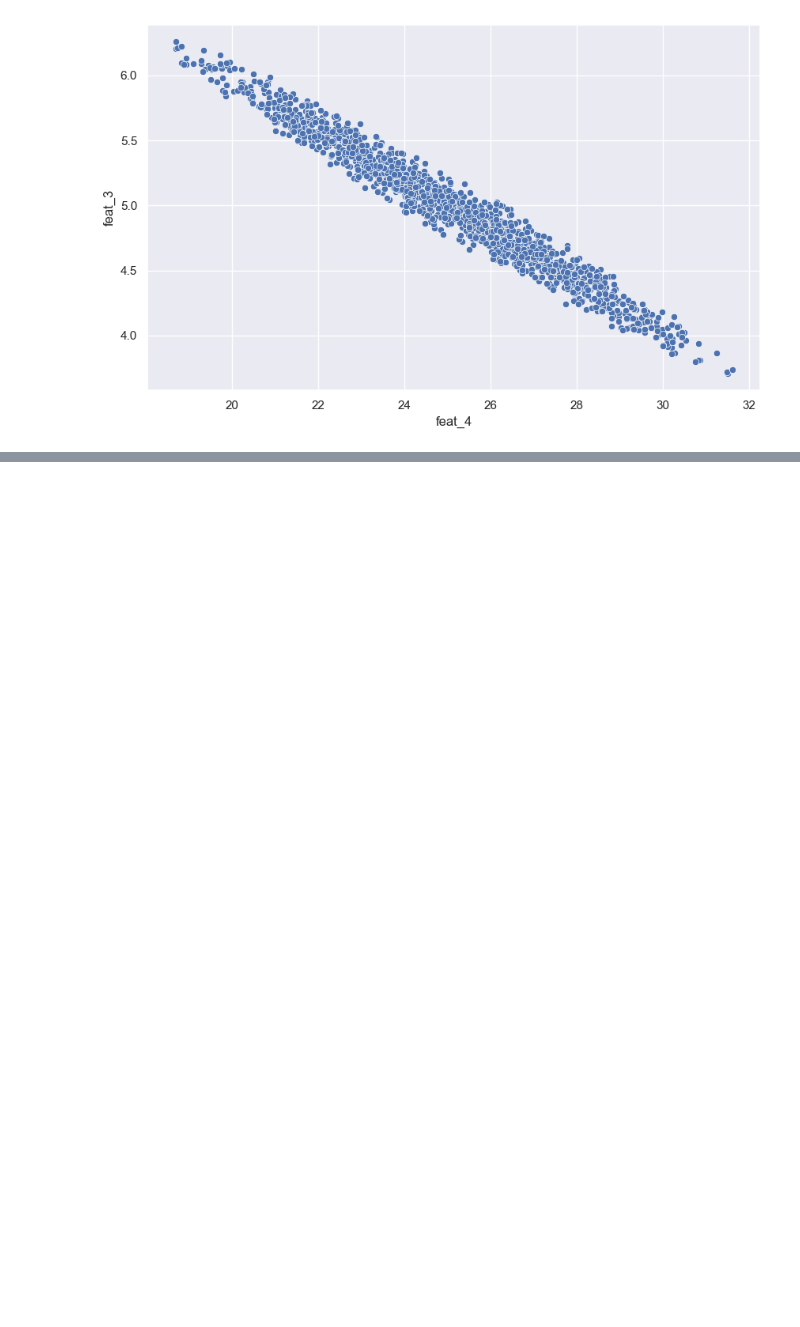
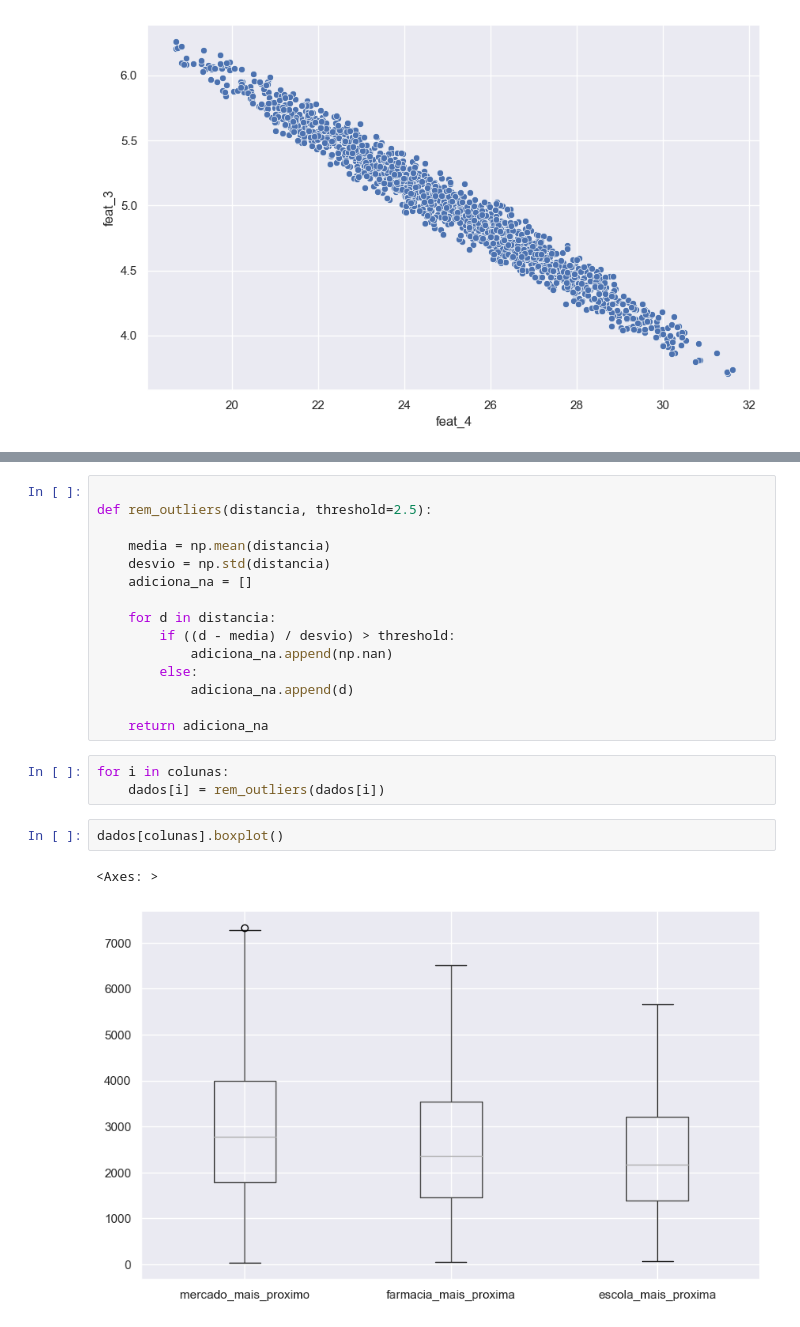
Before and after one commit to victorwasz/datamining-utfpr-2023, a Jupyter notebook: aula_2_e_3/Copia_exercicio_01.ipynb, the cells around one changed output, grey strips where cells are left out. Cells and saved outputs as stored; diff of their text form; blank space fills up the shorter version.

```diff
--- a/aula_2_e_3/Copia_exercicio_01.ipynb
+++ b/aula_2_e_3/Copia_exercicio_01.ipynb
@@ -526,0 +565,23 @@ sns.scatterplot(x = dados.feat_4,y = dados.feat_3)
+# %%
+
+def rem_outliers(distancia, threshold=2.5):
+
+    media = np.mean(distancia)
+    desvio = np.std(distancia)
+    adiciona_na = []
+
+    for d in distancia:
+        if ((d - media) / desvio) > threshold:
+            adiciona_na.append(np.nan)
+        else:
+            adiciona_na.append(d)
+
+    return adiciona_na
+# %%
+for i in colunas:
+    dados[i] = rem_outliers(dados[i])
+# %%
+dados[colunas].boxplot()
+# %% [output]
+<Axes: >
+[figure, added]
```
Also changed, not shown: parts of 29 cells of this notebook, 1 other file.
